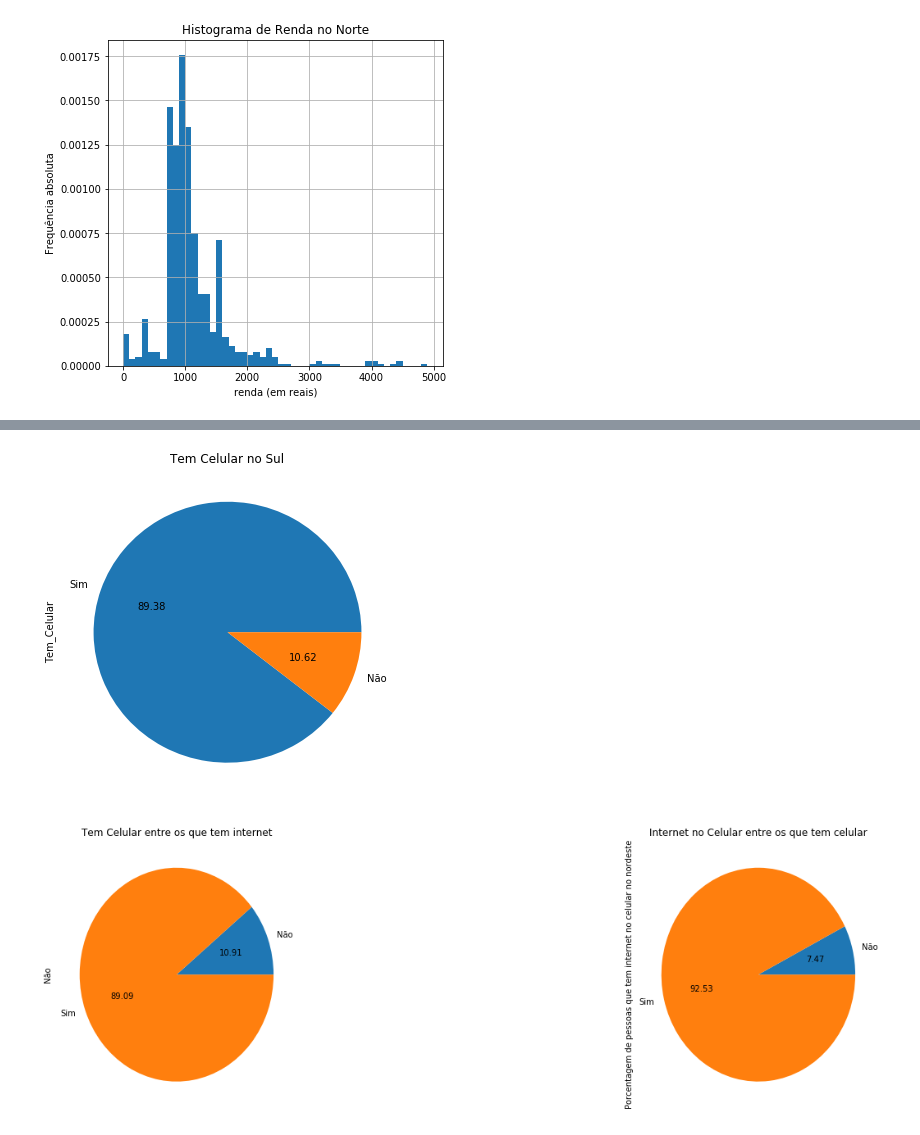
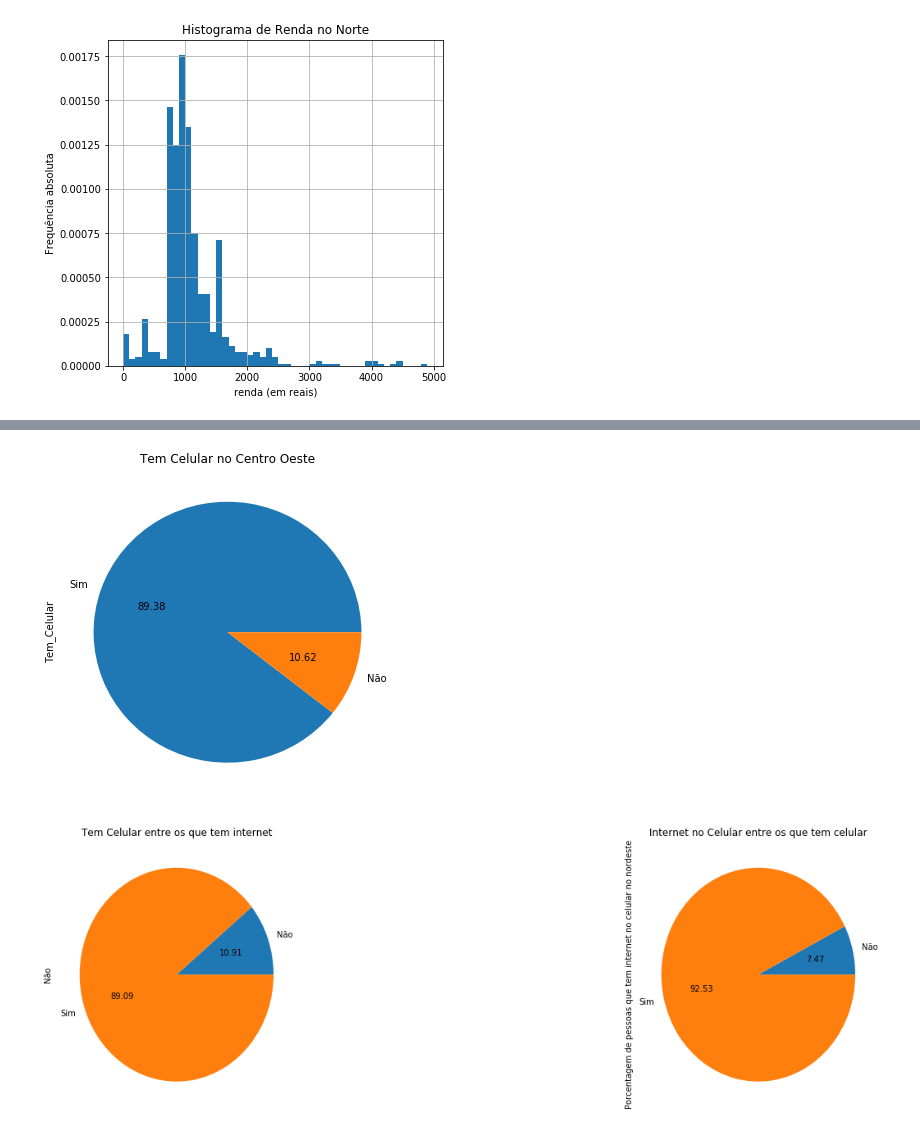
Before and after one commit to joaopmjm/CDDP, a Jupyter notebook: P1 - PNAD.ipynb, the cells around one changed output, grey strips where cells are left out. Cells and saved outputs as stored; diff of their text form; code cells hidden in the pictures.

```diff
--- a/P1 - PNAD.ipynb
+++ b/P1 - PNAD.ipynb
@@ -582,8 +590,8 @@ net_centro_oeste_pizza()
 # %%
-plot = net_centro_oeste['Tem_Celular'][net_centro_oeste['Tem_Celular'] != 'Não se aplica'].value_counts().plot(kind='pie',title = 'Tem Celular no Sul',autopct='%.2f',figsize=(6,6))
+plot = net_centro_oeste['Tem_Celular'][net_centro_oeste['Tem_Celular'] != 'Não se aplica'].value_counts().plot(kind='pie',title = 'Tem Celular no Centro Oeste',autopct='%.2f',figsize=(6,6))
 plt.show()
 # %% [output]
-[figure, old version]
+[figure, new version]
 # %%
 def pizza_net_centro_oeste():
     cel1 = pd.crosstab(net_centro_oeste['Tem_Celular'],net_centro_oeste['Internet_Celular']).drop(['Não se aplica'],axis=1)
```
Also changed, not shown: parts of 16 cells of this notebook.
